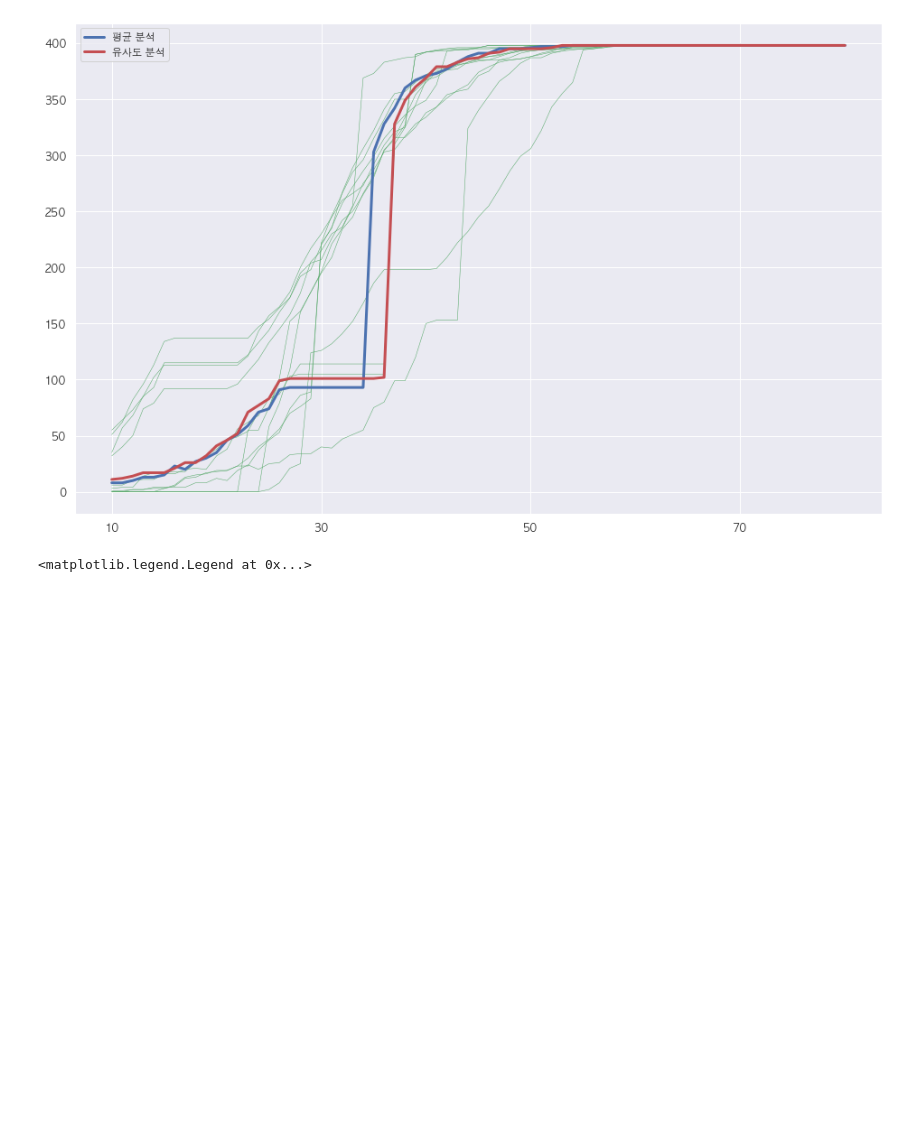
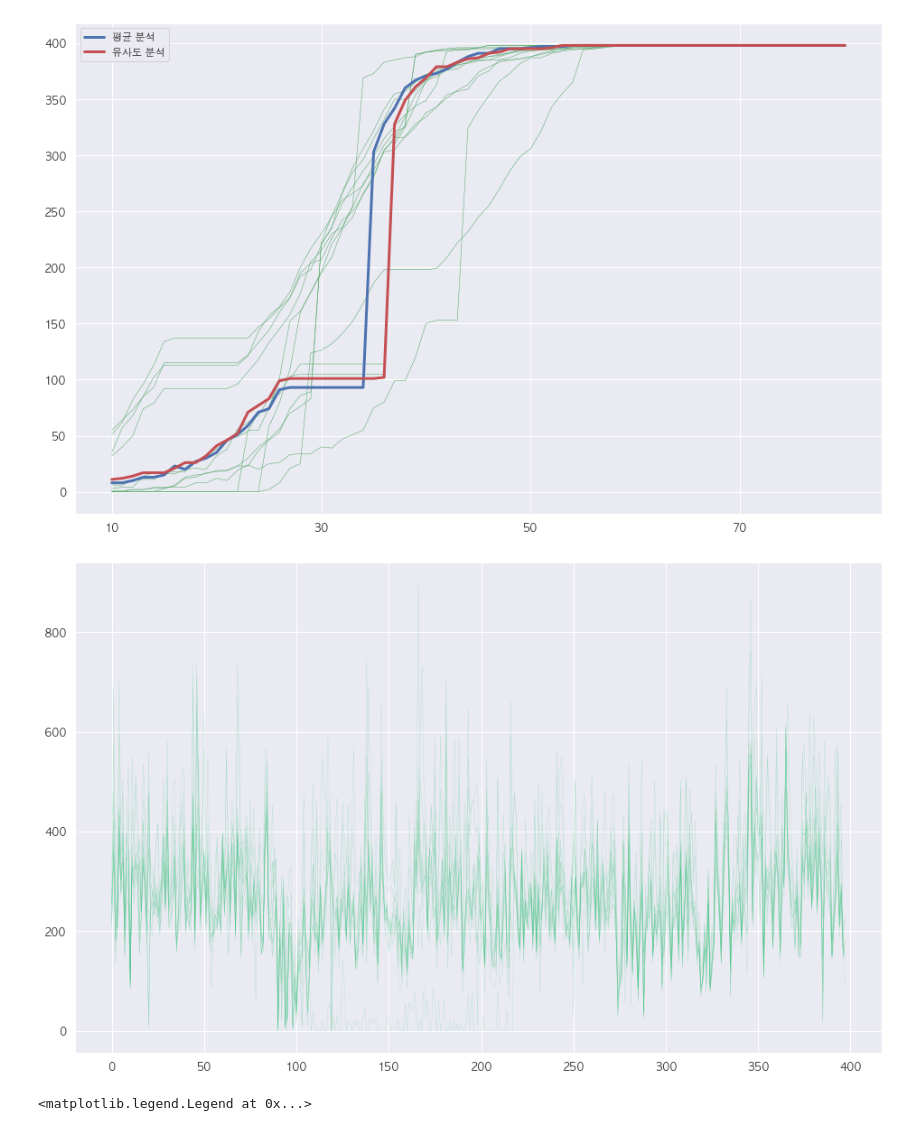
Before and after one commit to formegusto/contract-recommendation-system, a Jupyter notebook: prototype/notebook/New Prototype.ipynb, the cells around one changed output. Drawn from its saved outputs; the diff is of its cells as text; code cells hidden in the pictures; blank space fills up the shorter version.

```diff
--- a/prototype/notebook/New Prototype.ipynb
+++ b/prototype/notebook/New Prototype.ipynb
@@ -35,7 +34,7 @@ matplotlib.rc('font', family='AppleGothic')  # MacOS
 plt.rcParams['axes.unicode_minus'] = False
 # %%
 # 1. read datas.xlsx
-xlsx = load_excel("datas/datas.xlsx")
+xlsx = nu.load_excel("datas/datas.xlsx")
 # %%
 # 2. data pre-processing
-p, m = data_preprocessing(xlsx)
+p, m = nu.data_preprocessing(xlsx)
@@ -78,2 +40,0 @@ p
-# %%
-m.set_index("month")
@@ -294,7 +136,7 @@ for t in trange(c - 1):
     for A in dr_matrix:
         _ = np.array([])
         for B in dr_matrix:
-            _ = np.append(_, improved_similarity(
+            _ = np.append(_, nu.improved_similarity(
                     A, B, imp_weight
                 ))
         imp = np.append(imp, _)
@@ -305,11 +147,22 @@ for t in trange(c - 1):
     if ~np.any(recos == reco_idx):
         recos = np.append(recos, reco_idx)
 
-mean_pattern = np.array(m.set_index("month").copy().mean(axis=0).round())
-sim_pattern = np.array(m.set_index("month").iloc[recos].copy().mean(axis=0).round())
+# mean_pattern = np.array(m.set_index("month").copy().mean(axis=0).round())
+# sim_pattern = np.array(m.set_index("month").iloc[recos].copy().mean(axis=0).round())
 
-test = np.append(test, [mean_pattern], axis=0)
-test = np.append(test, [sim_pattern], axis=0)
+# test = np.append(test, [mean_pattern], axis=0)
+# test = np.append(test, [sim_pattern], axis=0)
+# %%
+plt.figure(figsize=(16,10))
+for idx,t in enumerate(test):
+#     if np.any(recos == idx):
+#         plt.plot(t, linewidth=2, color="#1EBF6C")
+#     else:
+    plt.plot(t, linewidth=0.3, color='#1EBF6C', alpha=.3)
+
+plt.savefig("test.png", transparent=True)
+# %% [output]
+[figure, added]
 # %%
 test = m.set_index("month")
 test.loc['sim'] = sim_pattern
```
Also changed, not shown: parts of 18 cells of this notebook, 5 other files.
